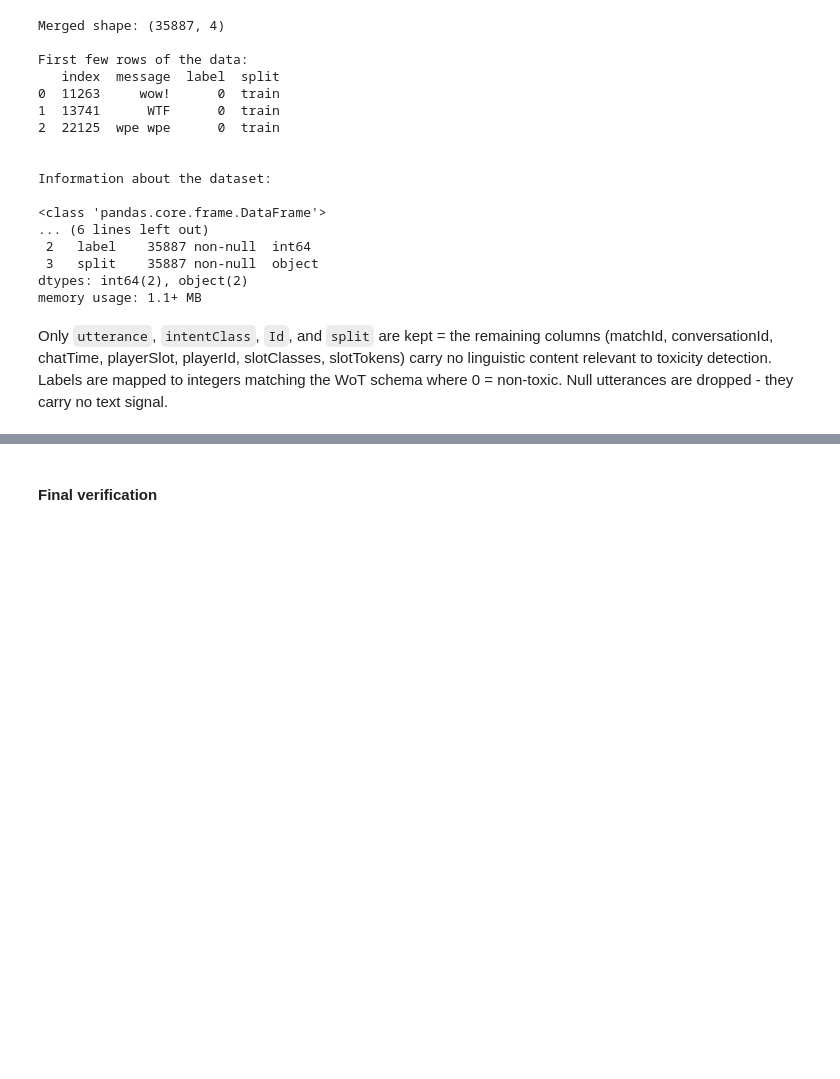
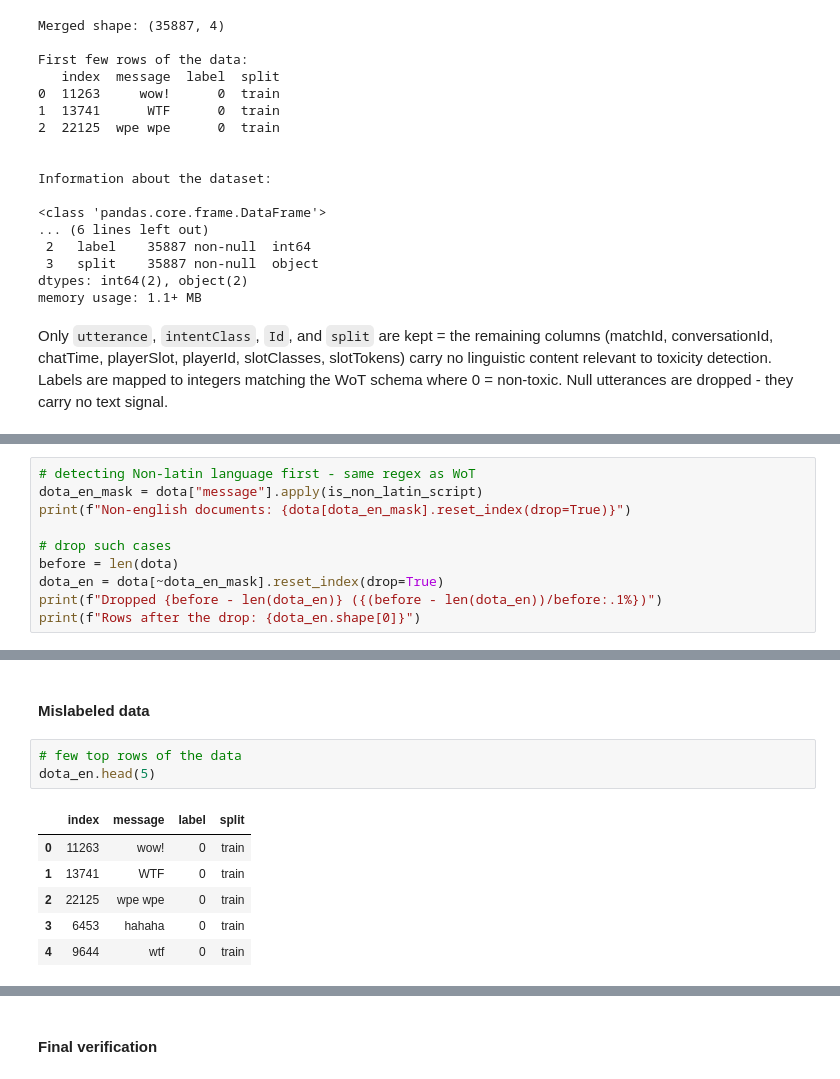
Before and after one commit to paolacalle/gaming-toxicity-detection, a Jupyter notebook: notebooks/gaming/initial_cleaning_gaming.ipynb, the cells around one changed output, grey strips where cells are left out. Saved outputs shown, nothing was run; the diff lists cells and outputs as text; blank space fills up the shorter version.

```diff
--- a/notebooks/gaming/initial_cleaning_gaming.ipynb
+++ b/notebooks/gaming/initial_cleaning_gaming.ipynb
@@ -225,0 +459,10 @@ Only `utterance`, `intentClass`, `Id`, and `split` are kept = the remaining colu
+# %%
+# detecting Non-latin language first - same regex as WoT
+dota_en_mask = dota["message"].apply(is_non_latin_script)
+print(f"Non-english documents: {dota[dota_en_mask].reset_index(drop=True)}")
+
+# drop such cases
+before = len(dota)
+dota_en = dota[~dota_en_mask].reset_index(drop=True)
+print(f"Dropped {before - len(dota_en)} ({(before - len(dota_en))/before:.1%})")
+print(f"Rows after the drop: {dota_en.shape[0]}")
@@ -225,0 +515,12 @@ Only `utterance`, `intentClass`, `Id`, and `split` are kept = the remaining colu
+# %% [markdown]
+#### Mislabeled data
+# %%
+# few top rows of the data
+dota_en.head(5)
+# %% [output]
+|  | index | message | label | split |
+| 0 | 11263 | wow! | 0 | train |
+| 1 | 13741 | WTF | 0 | train |
+| 2 | 22125 | wpe wpe | 0 | train |
+| 3 | 6453 | hahaha | 0 | train |
+| 4 | 9644 | wtf | 0 | train |
```
Also changed, not shown: parts of 36 cells of this notebook.
